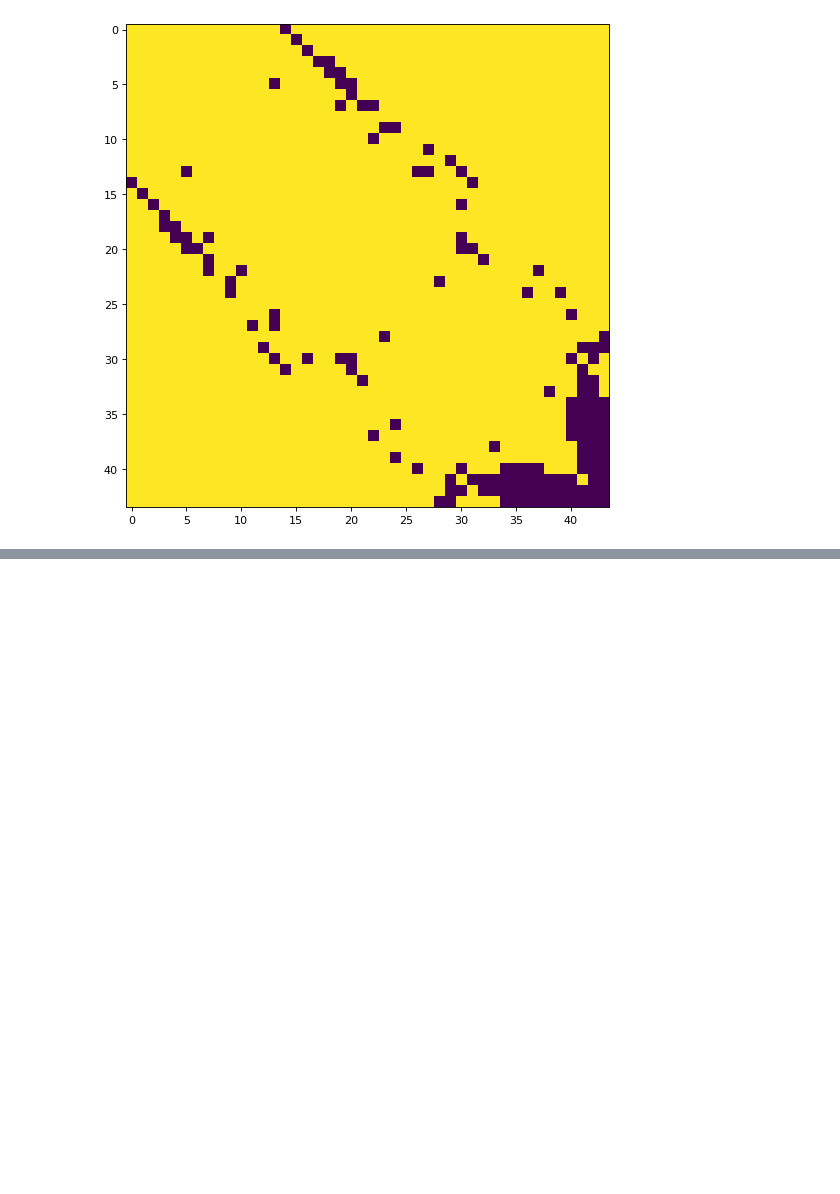
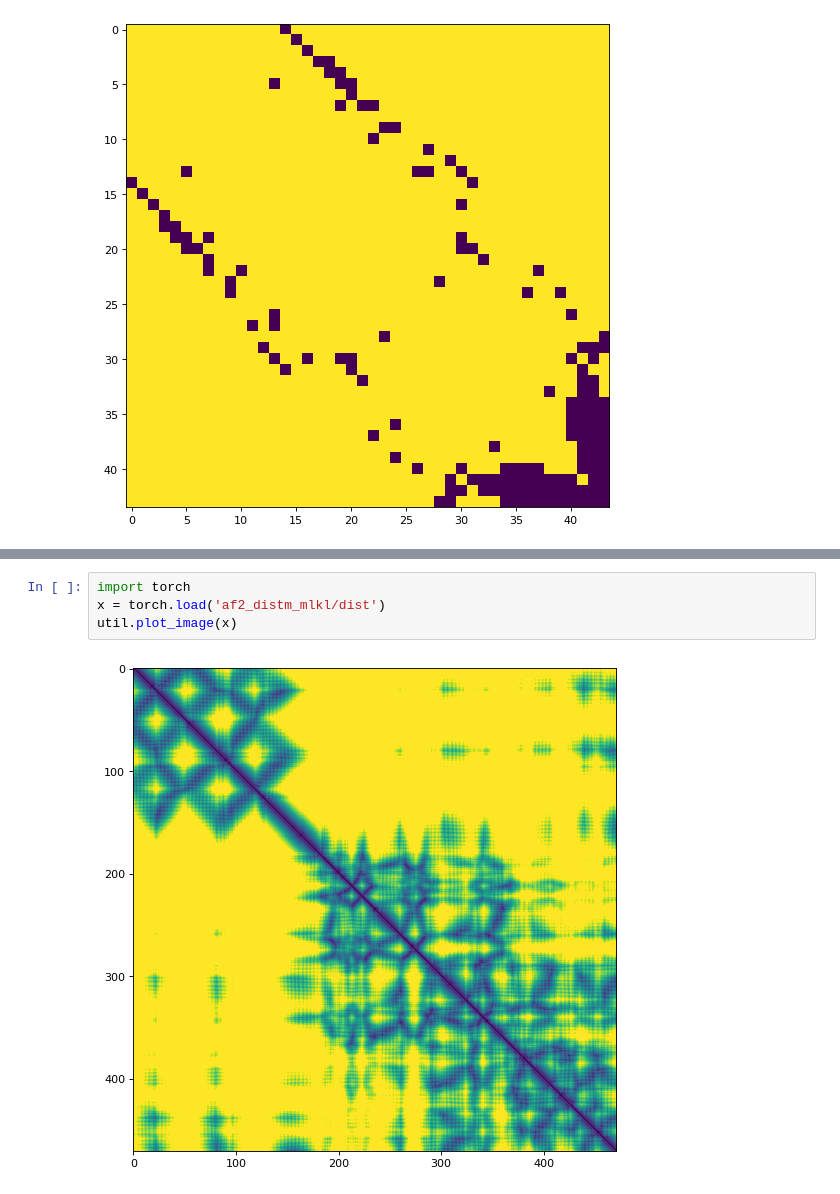
Before and after one commit to ychuhp/scoring_random_omega, a Jupyter notebook: Untitled.ipynb, the cells around one changed output, grey strips where cells are left out. Cells and saved outputs as stored; diff of their text form; blank space fills up the shorter version.

```diff
--- a/Untitled.ipynb
+++ b/Untitled.ipynb
@@ -255,0 +301,6 @@ util.plot_image(x)
+# %%
+import torch
+x = torch.load('af2_distm_mlkl/dist')
+util.plot_image(x)
+# %% [output]
+[figure, added]
```
Also changed, not shown: parts of 7 cells of this notebook, 26 other files.
